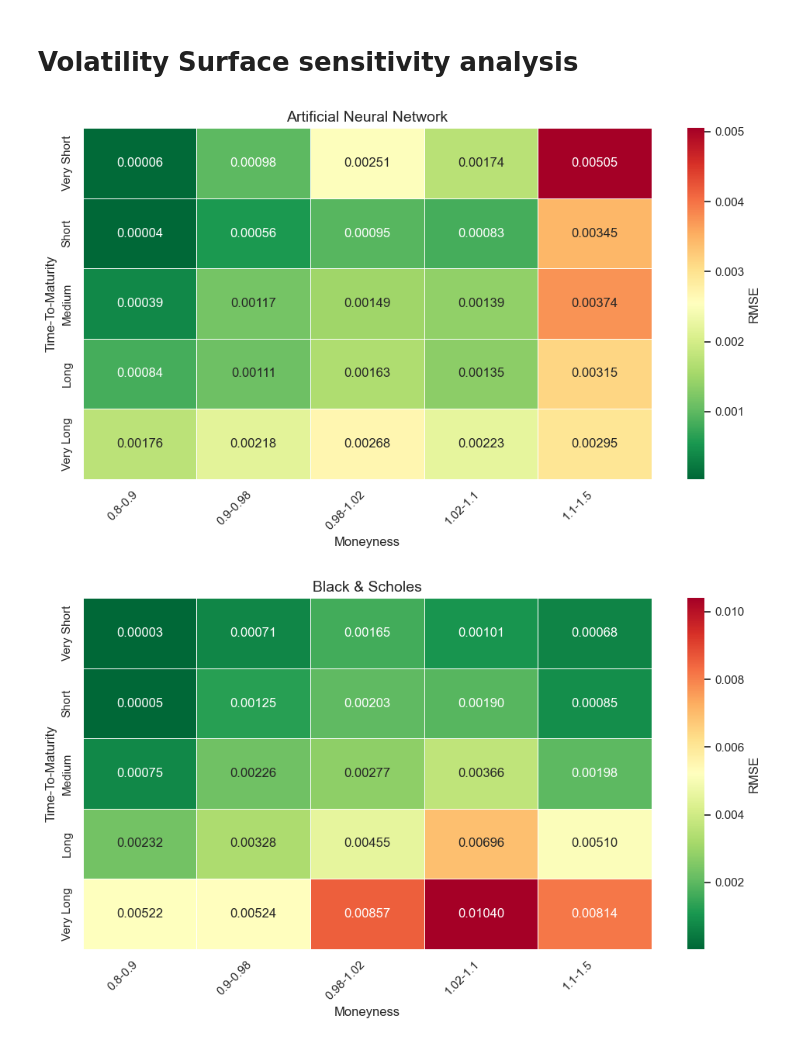
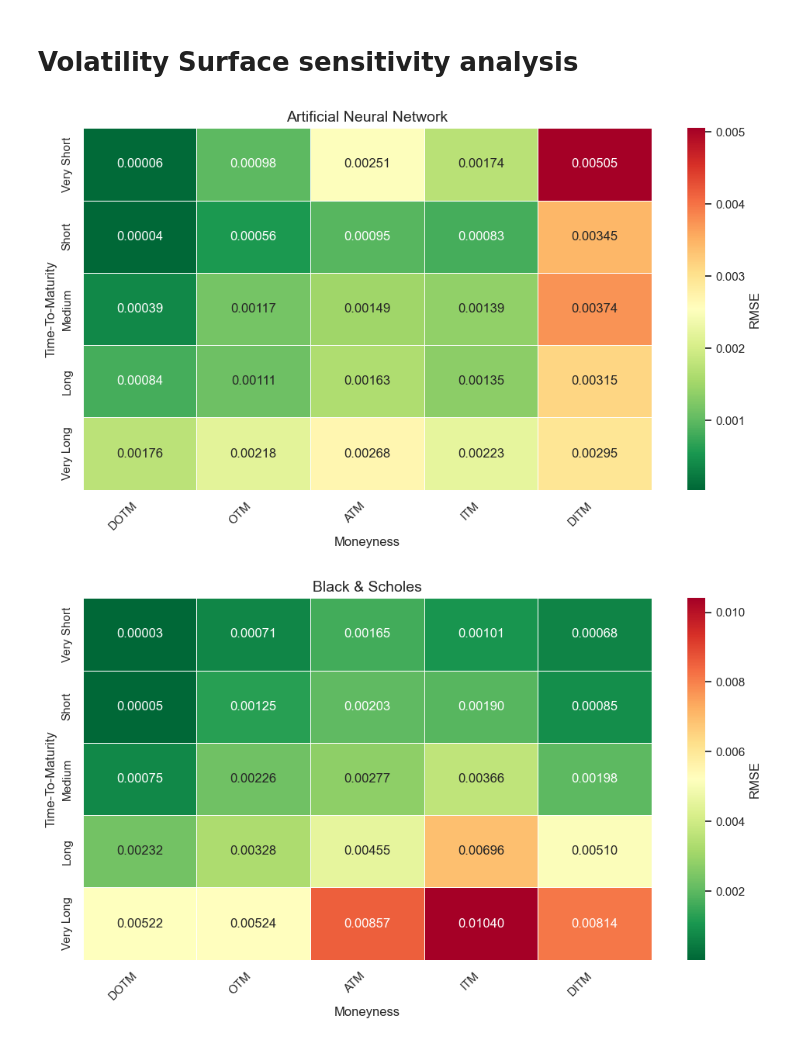
Before and after one commit to peter57441/Master-Thesis, a Jupyter notebook: Python/EmpiricalAnalysis.ipynb, the cells around one changed output. Cells and saved outputs as stored; diff of their text form; code cells hidden in the pictures.

```diff
--- a/Python/EmpiricalAnalysis.ipynb
+++ b/Python/EmpiricalAnalysis.ipynb
@@ -668,7 +668,7 @@ ax = sns.heatmap(
     fmt=".5f",
     cmap="RdYlGn_r",
     linewidths=0.5,
-    xticklabels=[f"{m[0]}-{m[1]}" for m in moneyness_bins],
+    xticklabels=[['DOTM', 'OTM', 'ATM', 'ITM', 'DITM'][m] for m in range(len(moneyness_bins))],
     yticklabels=[['Very Short', 'Short', 'Medium', 'Long', 'Very Long'][i] for i in range(len(time_bins))
     ],
     cbar_kws={"label": "RMSE"}
@@ -683,7 +683,7 @@ plt.tight_layout()
 
 plt.show()
 # %% [output]
-[figure, old version]
+[figure, new version]
 # %%
 # make the same plot for the BSM model
 
@@ -717,32 +717,32 @@ for i, (t_min, t_max) in enumerate(time_bins):
             rmse = np.sqrt(np.mean((bin_data['Option Price (C)'] - bin_data['BS (vol60)']) ** 2))
             rmse_grid[i, j] = rmse
         else:
             rmse_grid[i, j] = np.nan  # Mark empty bins as NaN for better visualization
 
 # calculate the number of options in each bin and display the results
 
 
 # Set up the heatmap
 plt.figure(figsize=(10, 6))
 ax = sns.heatmap(
     rmse_grid,
     annot=True,
     fmt=".5f",
     cmap="RdYlGn_r",
     linewidths=0.5,
-    xticklabels=[f"{m[0]}-{m[1]}" for m in moneyness_bins],
+    xticklabels=[['DOTM', 'OTM', 'ATM', 'ITM', 'DITM'][m] for m in range(len(moneyness_bins))],
     yticklabels=[['Very Short', 'Short', 'Medium', 'Long', 'Very Long'][i] for i in range(len(time_bins))
     ],
     cbar_kws={"label": "RMSE"}
 )
 
 # Customize labels and title
 ax.set_title("Black & Scholes", fontsize=14)
 ax.set_xlabel("Moneyness", fontsize=12)
 ax.set_ylabel("Time-To-Maturity", fontsize=12)
 plt.xticks(rotation=45, ha="right")
 plt.tight_layout()
 
 plt.show()
 # %% [output]
-[figure, old version]
+[figure, new version]
```
Also changed, not shown: 4 other files.
